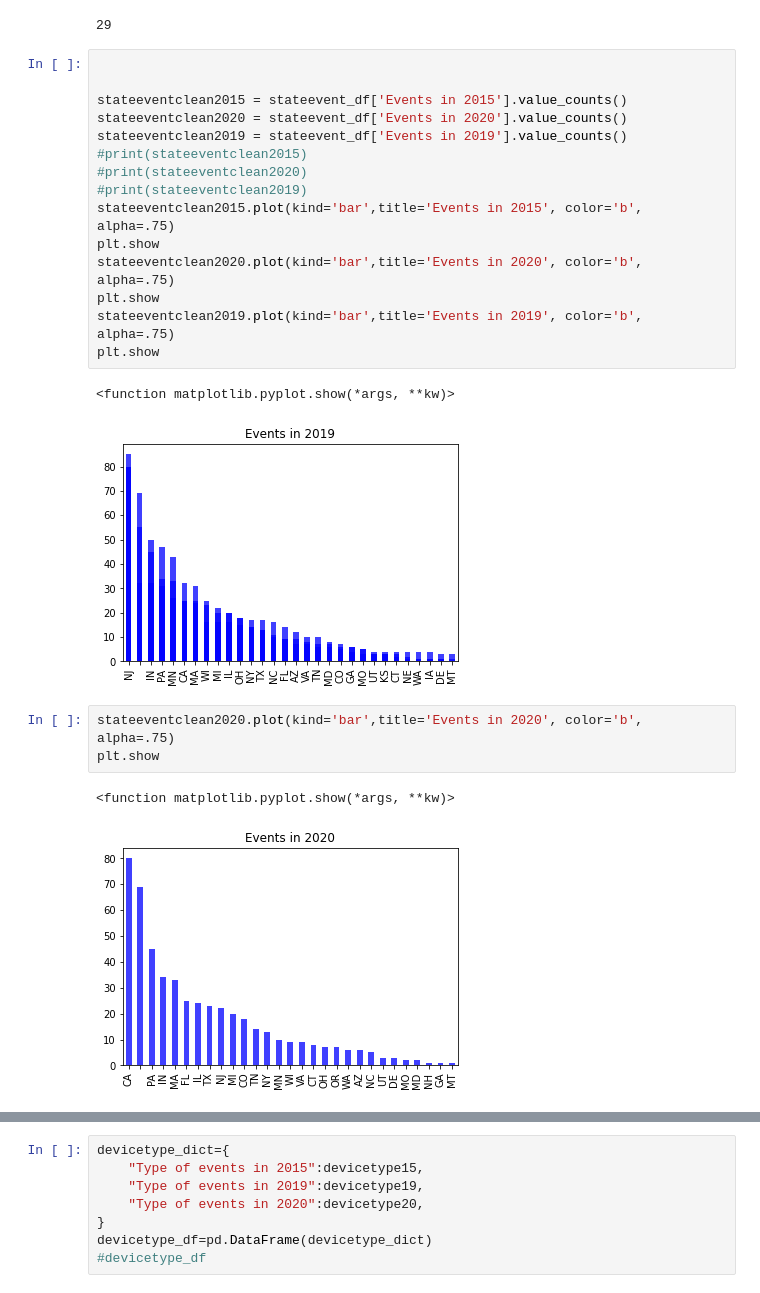
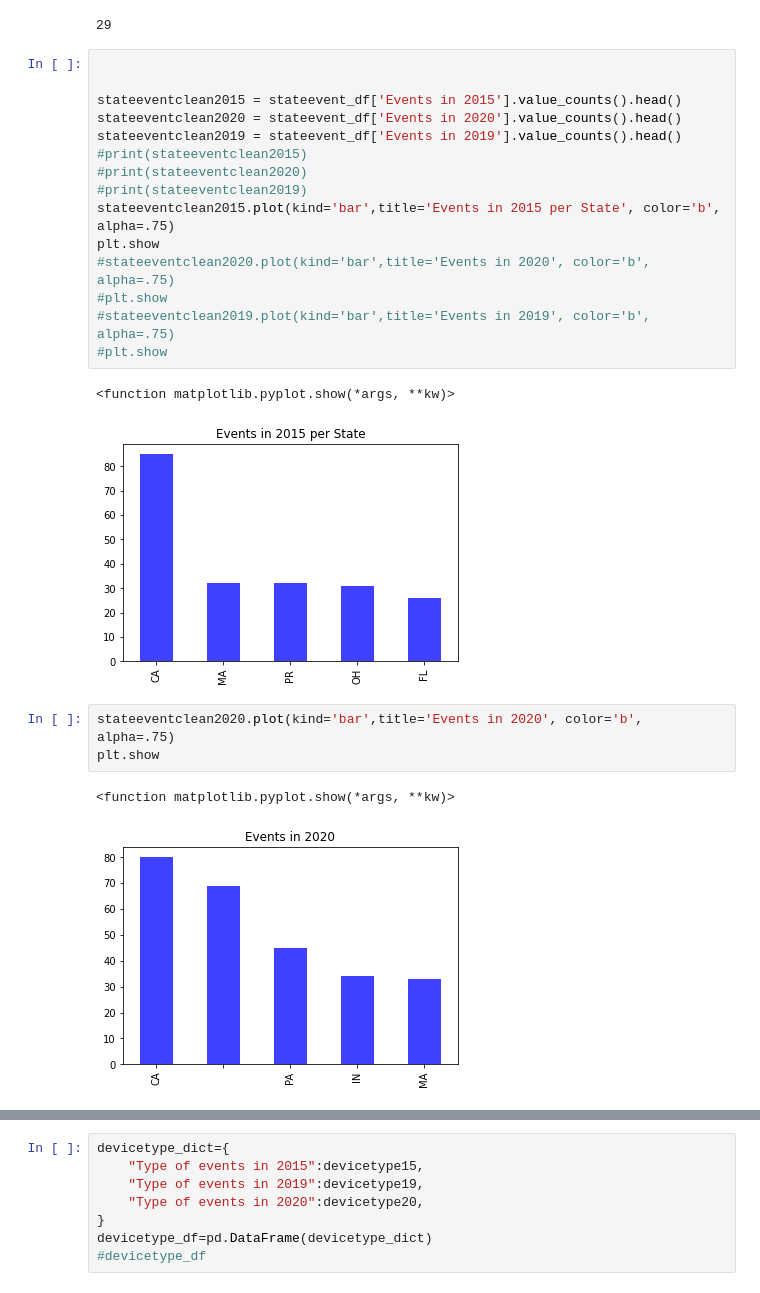
Before and after one commit to Cosette3737/Project1GroupB, a Jupyter notebook: Untitled.ipynb, the cells around one changed output, grey strips where cells are left out. Drawn from its saved outputs; the diff is of its cells as text.

```diff
--- a/Untitled.ipynb
+++ b/Untitled.ipynb
@@ -183,27 +163,27 @@ print(clean_data2)
 # %%
 
 
-stateeventclean2015 = stateevent_df['Events in 2015'].value_counts()
-stateeventclean2020 = stateevent_df['Events in 2020'].value_counts()
-stateeventclean2019 = stateevent_df['Events in 2019'].value_counts()
+stateeventclean2015 = stateevent_df['Events in 2015'].value_counts().head()
+stateeventclean2020 = stateevent_df['Events in 2020'].value_counts().head()
+stateeventclean2019 = stateevent_df['Events in 2019'].value_counts().head()
 #print(stateeventclean2015)
 #print(stateeventclean2020)
 #print(stateeventclean2019)
-stateeventclean2015.plot(kind='bar',title='Events in 2015', color='b', alpha=.75)
+stateeventclean2015.plot(kind='bar',title='Events in 2015 per State', color='b', alpha=.75)
 plt.show
-stateeventclean2020.plot(kind='bar',title='Events in 2020', color='b', alpha=.75)
-plt.show
-stateeventclean2019.plot(kind='bar',title='Events in 2019', color='b', alpha=.75)
-plt.show
+#stateeventclean2020.plot(kind='bar',title='Events in 2020', color='b', alpha=.75)
+#plt.show
+#stateeventclean2019.plot(kind='bar',title='Events in 2019', color='b', alpha=.75)
+#plt.show
 # %% [output]
 <function matplotlib.pyplot.show(*args, **kw)>
-[figure, old version]
+[figure, new version]
 # %%
 stateeventclean2020.plot(kind='bar',title='Events in 2020', color='b', alpha=.75)
 plt.show
 # %% [output]
 <function matplotlib.pyplot.show(*args, **kw)>
-[figure, old version]
+[figure, new version]
 # %%
 stateeventclean2019.plot(kind='bar',title='Events in 2019', color='b', alpha=.75)
 plt.show
```
Also changed, not shown: parts of 25 cells of this notebook, 4 other files.
